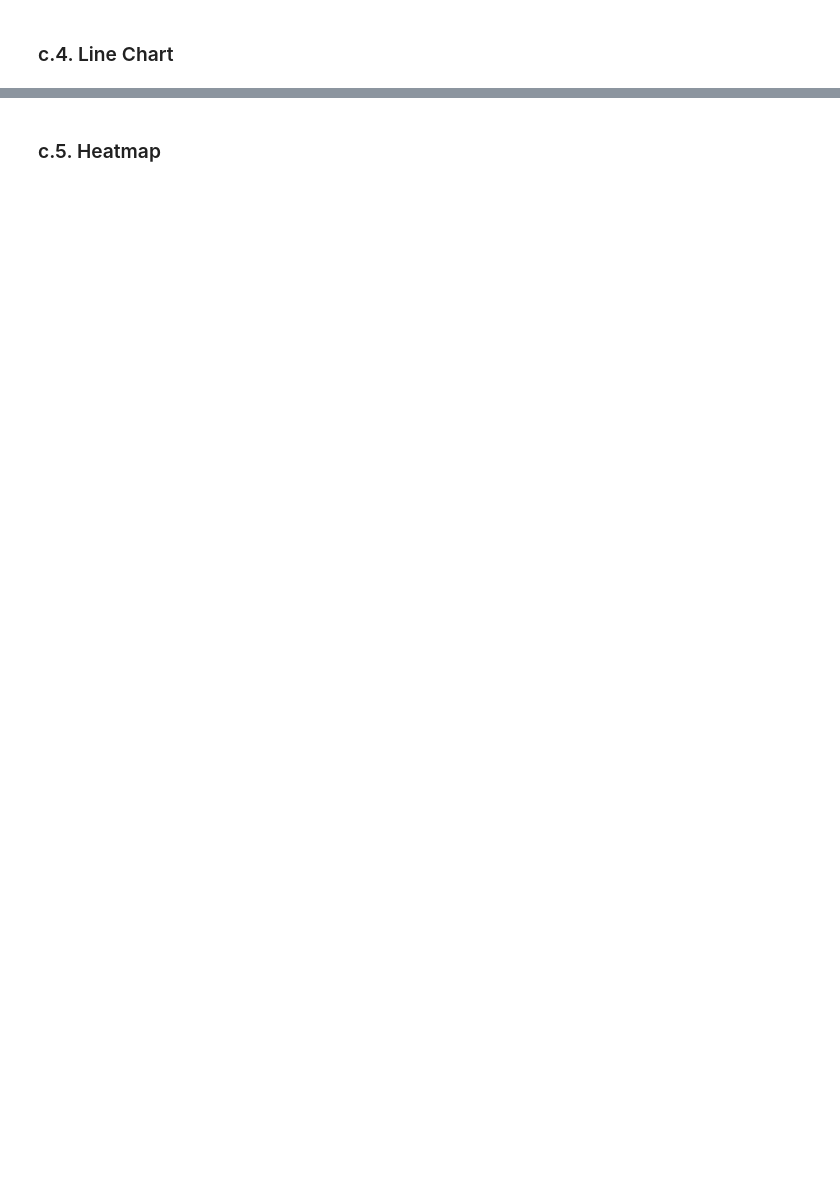
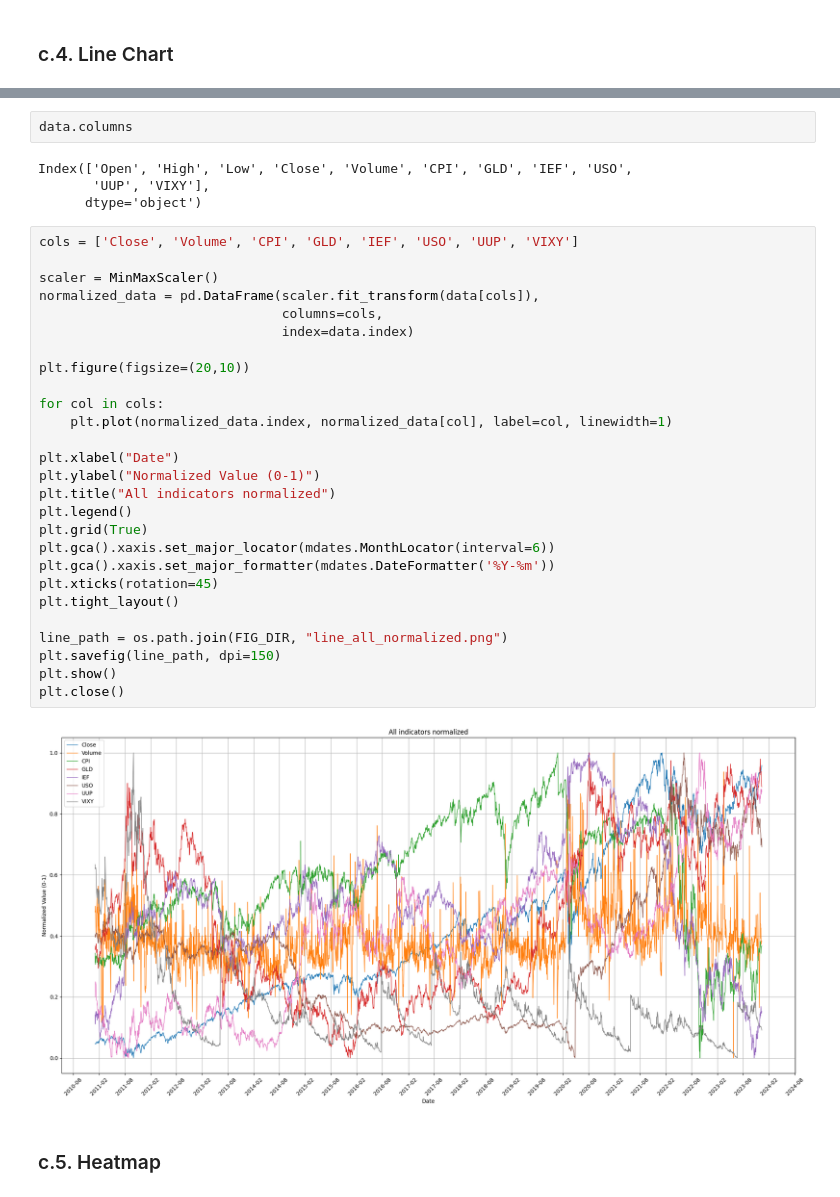
Before and after one commit to VictorNguyenLPN/sp500-dav, a Jupyter notebook: notebook_qhuy.ipynb, the cells around one changed output, grey strips where cells are left out. Saved outputs shown, nothing was run; the diff lists cells and outputs as text; blank space fills up the shorter version.

```diff
--- a/notebook_qhuy.ipynb
+++ b/notebook_qhuy.ipynb
@@ -455,3 +444,38 @@ plt.close()
+# %%
+data.columns
+# %% [output]
+Index(['Open', 'High', 'Low', 'Close', 'Volume', 'CPI', 'GLD', 'IEF', 'USO',
+       'UUP', 'VIXY'],
+      dtype='object')
+# %%
+cols = ['Close', 'Volume', 'CPI', 'GLD', 'IEF', 'USO', 'UUP', 'VIXY']
+
+scaler = MinMaxScaler()
+normalized_data = pd.DataFrame(scaler.fit_transform(data[cols]),
+                               columns=cols,
+                               index=data.index)
+
+plt.figure(figsize=(20,10))
+
+for col in cols:
+    plt.plot(normalized_data.index, normalized_data[col], label=col, linewidth=1)
+
+plt.xlabel("Date")
+plt.ylabel("Normalized Value (0-1)")
+plt.title("All indicators normalized")
+plt.legend()
+plt.grid(True)
+plt.gca().xaxis.set_major_locator(mdates.MonthLocator(interval=6))
+plt.gca().xaxis.set_major_formatter(mdates.DateFormatter('%Y-%m'))
+plt.xticks(rotation=45)
+plt.tight_layout()
+
+line_path = os.path.join(FIG_DIR, "line_all_normalized.png")
+plt.savefig(line_path, dpi=150)
+plt.show()
+plt.close()
+# %% [output]
+[figure, added]
 # %% [markdown]
 ### c.5. Heatmap
 # %%
```
Also changed, not shown: parts of 26 cells of this notebook, 44 other files.
